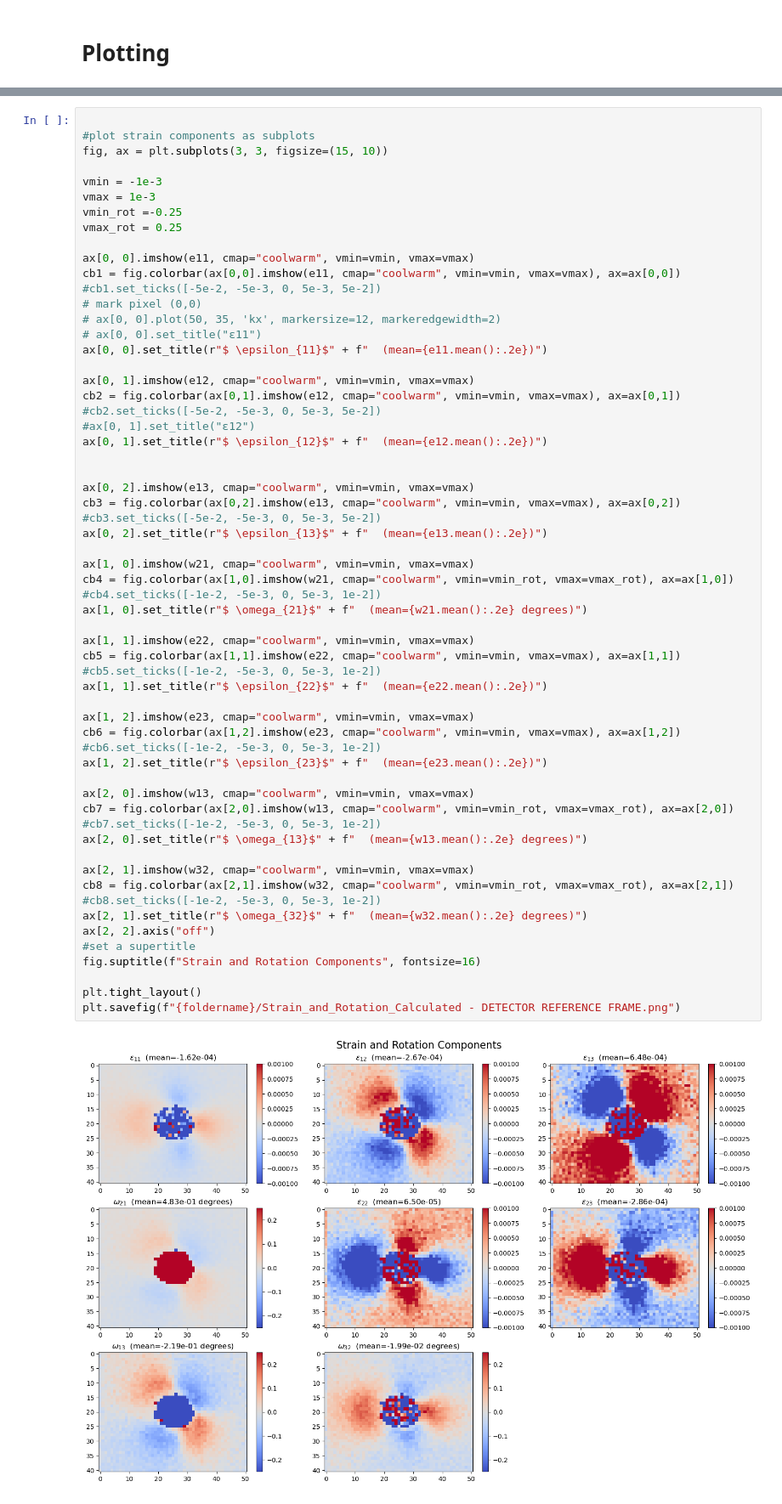
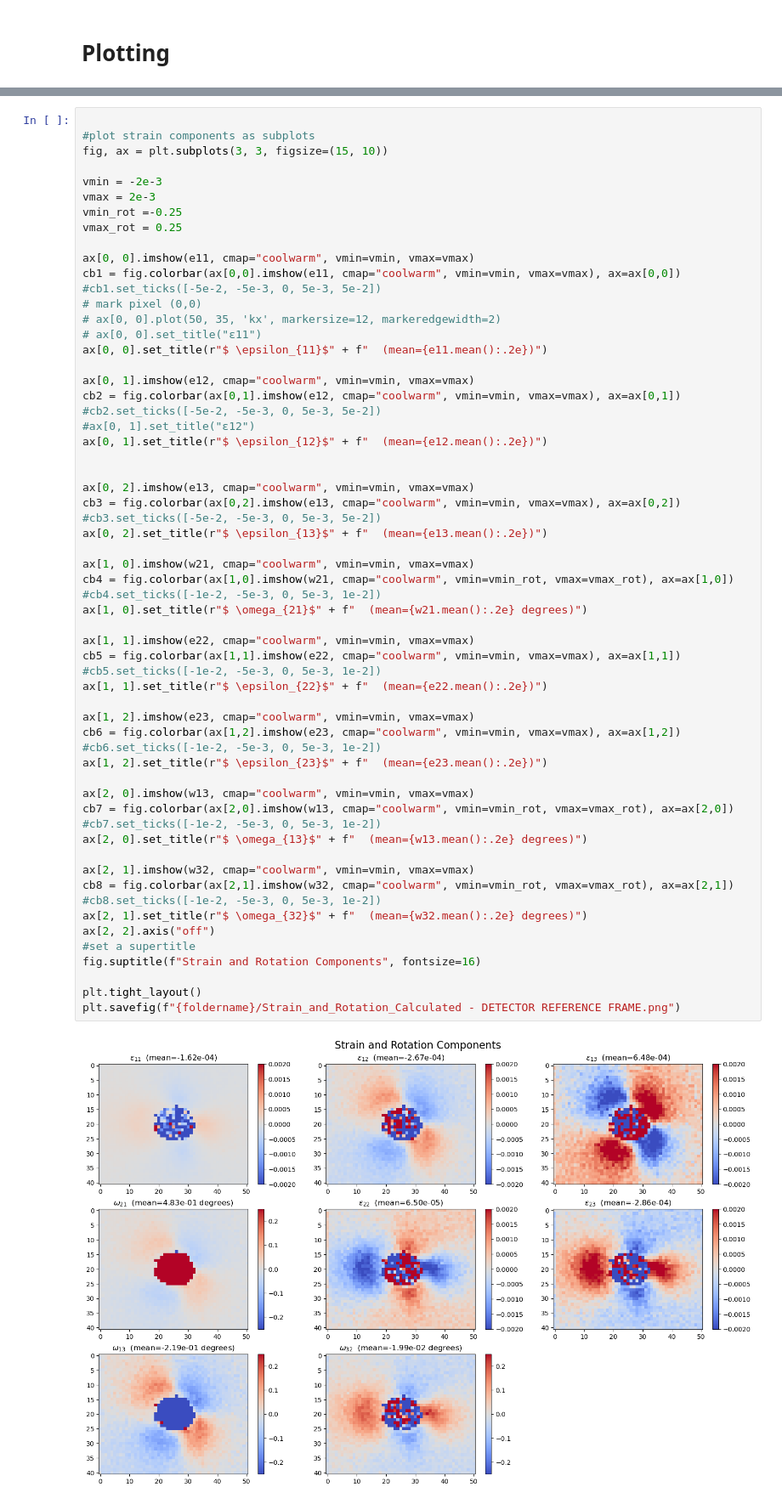
Before and after one commit to crestienne/IDIC-HREBSD, a Jupyter notebook: VisualizingResults/VisualizingResults-SiIndent.ipynb, the cells around one changed output, grey strips where cells are left out. Shown at 85% size. Drawn from its saved outputs; the diff is of its cells as text.

```diff
--- a/VisualizingResults/VisualizingResults-SiIndent.ipynb
+++ b/VisualizingResults/VisualizingResults-SiIndent.ipynb
@@ -213,8 +219,8 @@ plt.savefig(f"{foldername}/Homography_Components - DETECTOR REFERENCE FRAME.png"
 #plot strain components as subplots
 fig, ax = plt.subplots(3, 3, figsize=(15, 10))
 
-vmin = -1e-3
-vmax = 1e-3
+vmin = -2e-3
+vmax = 2e-3
 vmin_rot =-0.25
 vmax_rot = 0.25
 
@@ -242,34 +248,34 @@ ax[1, 0].imshow(w21, cmap="coolwarm", vmin=vmin, vmax=vmax)
 cb4 = fig.colorbar(ax[1,0].imshow(w21, cmap="coolwarm", vmin=vmin_rot, vmax=vmax_rot), ax=ax[1,0])
 #cb4.set_ticks([-1e-2, -5e-3, 0, 5e-3, 1e-2])
 ax[1, 0].set_title(r"$ \omega_{21}$" + f"  (mean={w21.mean():.2e} degrees)")
 
 ax[1, 1].imshow(e22, cmap="coolwarm", vmin=vmin, vmax=vmax)
 cb5 = fig.colorbar(ax[1,1].imshow(e22, cmap="coolwarm", vmin=vmin, vmax=vmax), ax=ax[1,1])
 #cb5.set_ticks([-1e-2, -5e-3, 0, 5e-3, 1e-2])
 ax[1, 1].set_title(r"$ \epsilon_{22}$" + f"  (mean={e22.mean():.2e})")
 
 ax[1, 2].imshow(e23, cmap="coolwarm", vmin=vmin, vmax=vmax)
 cb6 = fig.colorbar(ax[1,2].imshow(e23, cmap="coolwarm", vmin=vmin, vmax=vmax), ax=ax[1,2])
 #cb6.set_ticks([-1e-2, -5e-3, 0, 5e-3, 1e-2])
 ax[1, 2].set_title(r"$ \epsilon_{23}$" + f"  (mean={e23.mean():.2e})")
 
 ax[2, 0].imshow(w13, cmap="coolwarm", vmin=vmin, vmax=vmax)
 cb7 = fig.colorbar(ax[2,0].imshow(w13, cmap="coolwarm", vmin=vmin_rot, vmax=vmax_rot), ax=ax[2,0])
 #cb7.set_ticks([-1e-2, -5e-3, 0, 5e-3, 1e-2])
 ax[2, 0].set_title(r"$ \omega_{13}$" + f"  (mean={w13.mean():.2e} degrees)")
 
 ax[2, 1].imshow(w32, cmap="coolwarm", vmin=vmin, vmax=vmax)
 cb8 = fig.colorbar(ax[2,1].imshow(w32, cmap="coolwarm", vmin=vmin_rot, vmax=vmax_rot), ax=ax[2,1])
 #cb8.set_ticks([-1e-2, -5e-3, 0, 5e-3, 1e-2])
 ax[2, 1].set_title(r"$ \omega_{32}$" + f"  (mean={w32.mean():.2e} degrees)")
 ax[2, 2].axis("off")
 #set a supertitle
 fig.suptitle(f"Strain and Rotation Components", fontsize=16)
 
 plt.tight_layout()
 plt.savefig(f"{foldername}/Strain_and_Rotation_Calculated - DETECTOR REFERENCE FRAME.png")
 # %% [output]
-[figure, old version]
+[figure, new version]
 # %%
 
 #plot strain components as subplots
```
Also changed, not shown: parts of 3 cells of this notebook, 8 other files.
